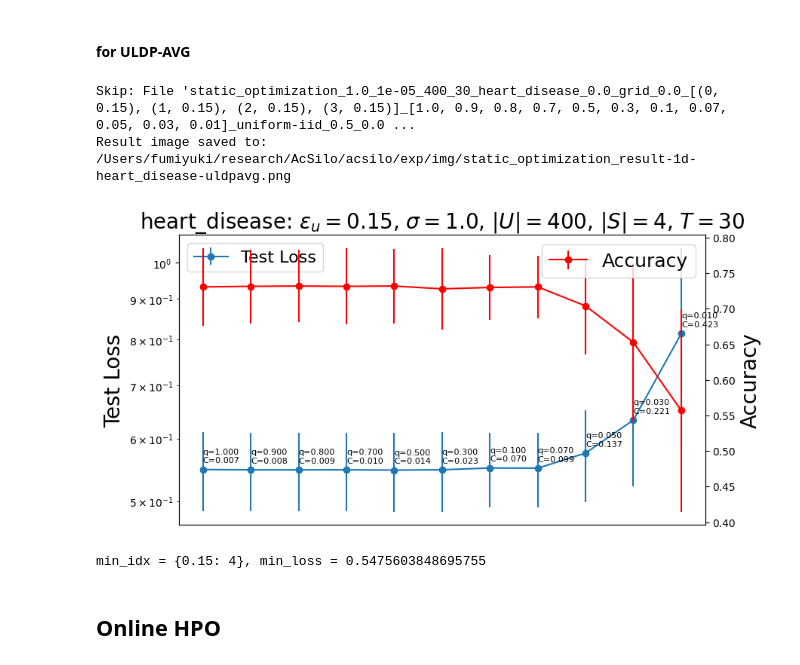
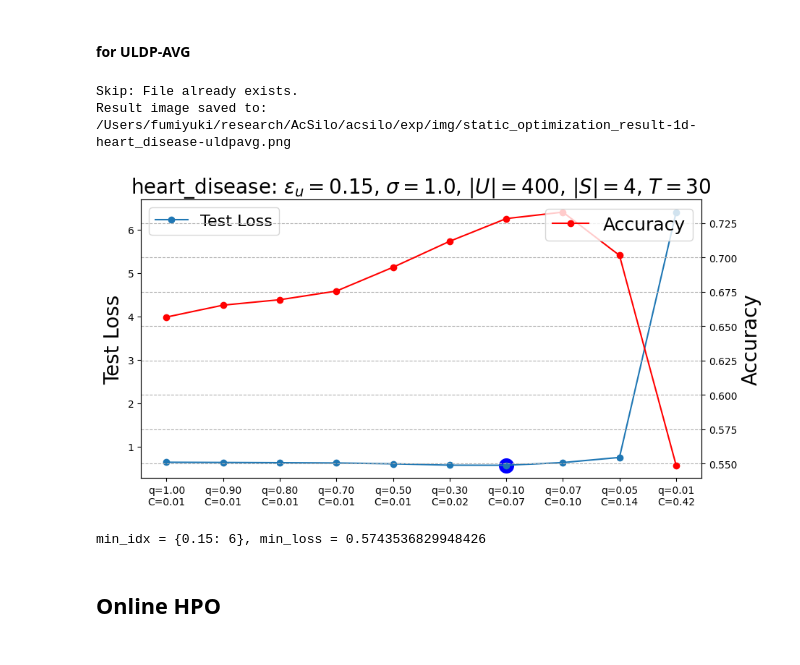
Before and after one commit to FumiyukiKato/uldp-fl, a Jupyter notebook: exp/puldp_exp.ipynb, the cells around one changed output. Drawn from its saved outputs; the diff is of its cells as text; code cells hidden in the pictures.

```diff
--- a/exp/puldp_exp.ipynb
+++ b/exp/puldp_exp.ipynb
@@ -222,53 +187,21 @@ Result image saved to: /Users/fumiyuki/research/AcSilo/acsilo/exp/img/static_opt
 # %% [markdown]
 #### for ULDP-AVG
-# %%
-sigma = 1.0
-n_users = 400
-epsilon_list = [0.15]
-group_thresholds = epsilon_list
-ratio_list = [1.0]
-delta = 1e-5
-n_round = 30
-dataset_name = 'heart_disease'
-q_step_size = 0.0
-times = 10
-validation_ratio = 0.0
-static_q_u_list = [1.0, 0.9, 0.8, 0.7, 0.5, 0.3, 0.1, 0.07, 0.05, 0.03, 0.01]
-global_learning_rate=0.5
-local_learning_rate=0.001
-local_epochs=30
-
-random_state = np.random.RandomState(0)
-epsilon_u = make_epsilon_u(n_users=n_users, dist="hetero", epsilon_list=epsilon_list, ratio_list=ratio_list, random_state=random_state)
-grouped = group_by_closest_below(epsilon_u_dct=epsilon_u, group_thresholds=group_thresholds)
-epsilon_u = {}
-for eps_u, user_ids in grouped.items():
-    for user_id in user_ids:
-        epsilon_u[user_id] = eps_u
-opt_strategy = prepare_grid_search(epsilon_u, start_idx=0, end_idx=11)
-
-logger_set_warning()
-static_optimization(
-    epsilon_u, sigma, delta, n_users, n_round, dataset_name, times,
-    q_step_size, opt_strategy=opt_strategy, global_learning_rate=global_learning_rate,
-    local_learning_rate=local_learning_rate, local_epochs=local_epochs,
-    validation_ratio=validation_ratio, user_dist="uniform-iid", silo_dist="uniform",
-    static_q_u_list=static_q_u_list, parallelized=True,
-)
-min_idx, min_loss = show_static_optimization_result(
-    epsilon_u, sigma, delta, n_users, n_round, dataset_name,
-    q_step_size, n_silos=4, opt_strategy=opt_strategy, validation_ratio=validation_ratio,
-    train_loss=False, img_name=f"{dataset_name}-uldpavg", is_3d=False,
-    static_q_u_list=static_q_u_list, user_dist="uniform-iid",
-    global_learning_rate=global_learning_rate,
-    local_learning_rate=local_learning_rate, local_epochs=local_epochs,
-)
-print(f"min_idx = {min_idx}, min_loss = {min_loss}")
-# %% [output]
-Skip: File 'static_optimization_1.0_1e-05_400_30_heart_disease_0.0_grid_0.0_[(0, 0.15), (1, 0.15), (2, 0.15), (3, 0.15)]_[1.0, 0.9, 0.8, 0.7, 0.5, 0.3, 0.1, 0.07, 0.05, 0.03, 0.01]_uniform-iid_0.5_0.0 ...
-Result image saved to: /Users/fumiyuki/research/AcSilo/acsilo/exp/img/static_optimization_result-1d-heart_disease-uldpavg.png
-[figure, removed]
-min_idx = {0.15: 4}, min_loss = 0.5475603848695755
+# %%
+static_q_u_list = [1.0, 0.9, 0.8, 0.7, 0.5, 0.3, 0.1, 0.07, 0.05, 0.01]
+fed_sim_params = init_heart_disease_param(eps_u=0.15, parallelized=True)
+idx_per_group_list = prepare_grid_search(fed_sim_params.get_group_eps_set(), start_idx=0, end_idx=10)
+static_optimization(fed_sim_params, idx_per_group_list, static_q_u_list=static_q_u_list, force_update=False)
+min_idx, min_loss = show_static_optimization_result(
+    fed_sim_params, idx_per_group_list,
+    static_q_u_list=static_q_u_list,
+    img_name=f"{fed_sim_params.dataset_name}-uldpavg",
+)
+print(f"min_idx = {min_idx}, min_loss = {min_loss}")
+# %% [output]
+Skip: File already exists.
+Result image saved to: /Users/fumiyuki/research/AcSilo/acsilo/exp/img/static_optimization_result-1d-heart_disease-uldpavg.png
+[figure, added]
+min_idx = {0.15: 6}, min_loss = 0.5743536829948426
 # %% [markdown]
 ## Online HPO
 # %% [markdown]
```
Also changed, not shown: parts of 29 cells of this notebook, 8 other files.
